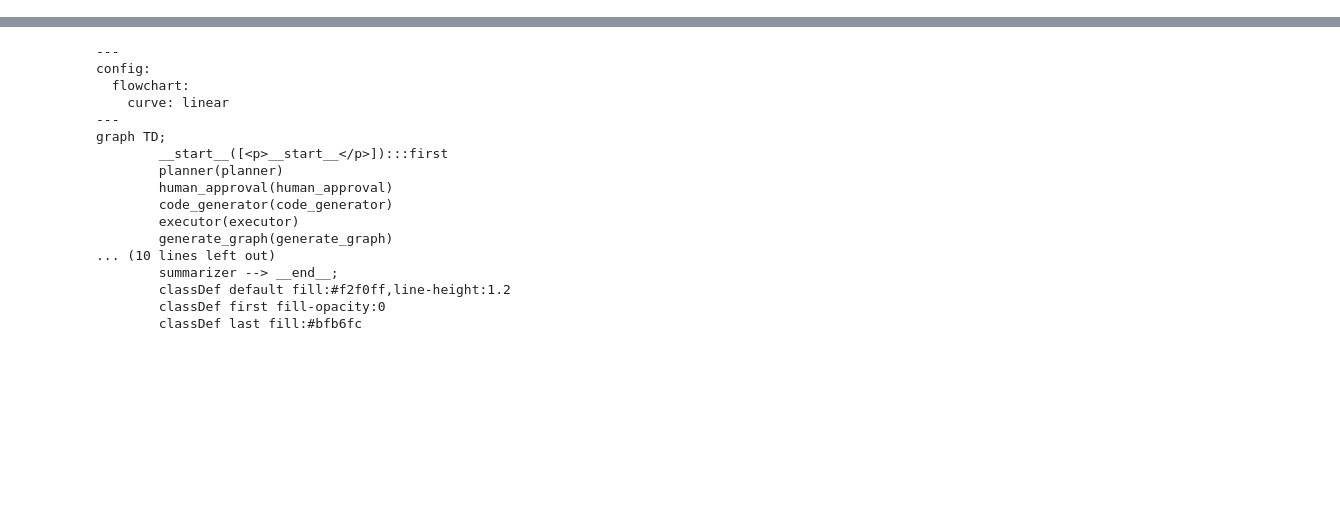
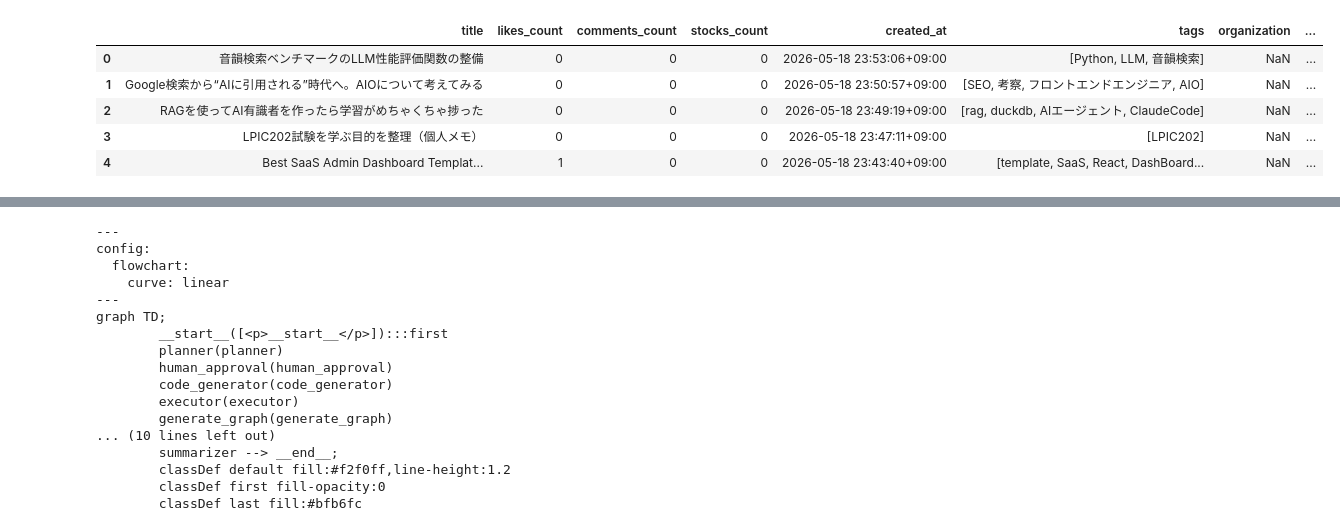
Before and after one commit to DanielOkada/qiita_auto_analizer, a Jupyter notebook: main.ipynb, the cells around one changed output, grey strips where cells are left out. Cells and saved outputs as stored; diff of their text form; code cells hidden in the pictures; blank space fills up the shorter version.

```diff
--- a/main.ipynb
+++ b/main.ipynb
@@ -0,0 +1,32 @@
+# %%
+# 記事データ読み込み
+
+import pandas as pd
+import matplotlib.pyplot as plt
+import matplotlib as mpl
+
+mpl.rcParams["font.family"] = "Meiryo"  # Windows
+
+df = pd.read_json("data/qiita_items.json")
+
+df = pd.DataFrame({
+    "title": df["title"],
+    "likes_count": df["likes_count"],
+    "comments_count": df["comments_count"],
+    "stocks_count": df["stocks_count"],
+    "created_at": df["created_at"],
+    "tags": df["tags"].apply(lambda x: [tag["name"] for tag in x]),
+    "organization": df["organization_url_name"],
+    "user_items_count": df["user"].apply(lambda x: x["items_count"]),
+    "user_followers_count": df["user"].apply(lambda x: x["followers_count"]),
+    "user_followees_count": df["user"].apply(lambda x: x["followees_count"]),
+})
+
+df.head()
+# %% [output]
+|  | title | likes_count | comments_count | stocks_count | created_at | tags | organization | ... |
+| 0 | 音韻検索ベンチマークのLLM性能評価関数の整備 | 0 | 0 | 0 | 2026-05-18 23:53:06+09:00 | [Python, LLM, 音韻検索] | NaN | ... |
+| 1 | Google検索から“AIに引用される”時代へ。AIOについて考えてみる | 0 | 0 | 0 | 2026-05-18 23:50:57+09:00 | [SEO, 考察, フロントエンドエンジニア, AIO] | NaN | ... |
+| 2 | RAGを使ってAI有識者を作ったら学習がめちゃくちゃ捗った | 0 | 0 | 0 | 2026-05-18 23:49:19+09:00 | [rag, duckdb, AIエージェント, ClaudeCode] | NaN | ... |
+| 3 | LPIC202試験を学ぶ目的を整理（個人メモ） | 0 | 0 | 0 | 2026-05-18 23:47:11+09:00 | [LPIC202] | NaN | ... |
+| 4 | Best SaaS Admin Dashboard Templat... | 1 | 0 | 0 | 2026-05-18 23:43:40+09:00 | [template, SaaS, React, DashBoard... | NaN | ... |
```
Also changed, not shown: parts of 10 cells of this notebook.
